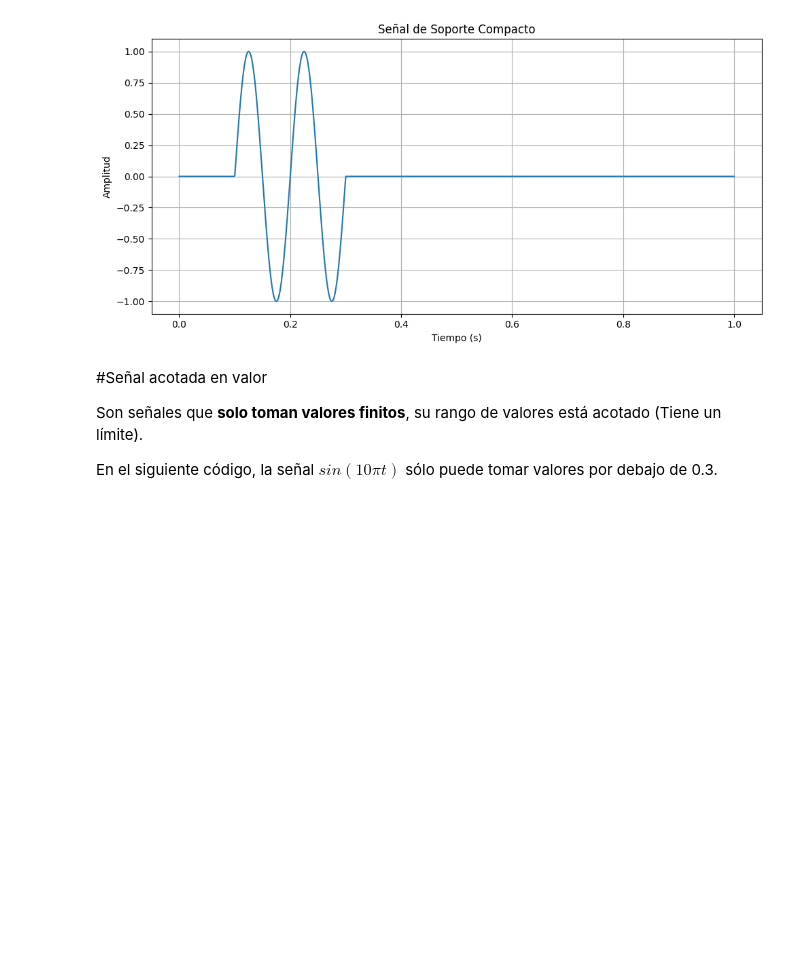
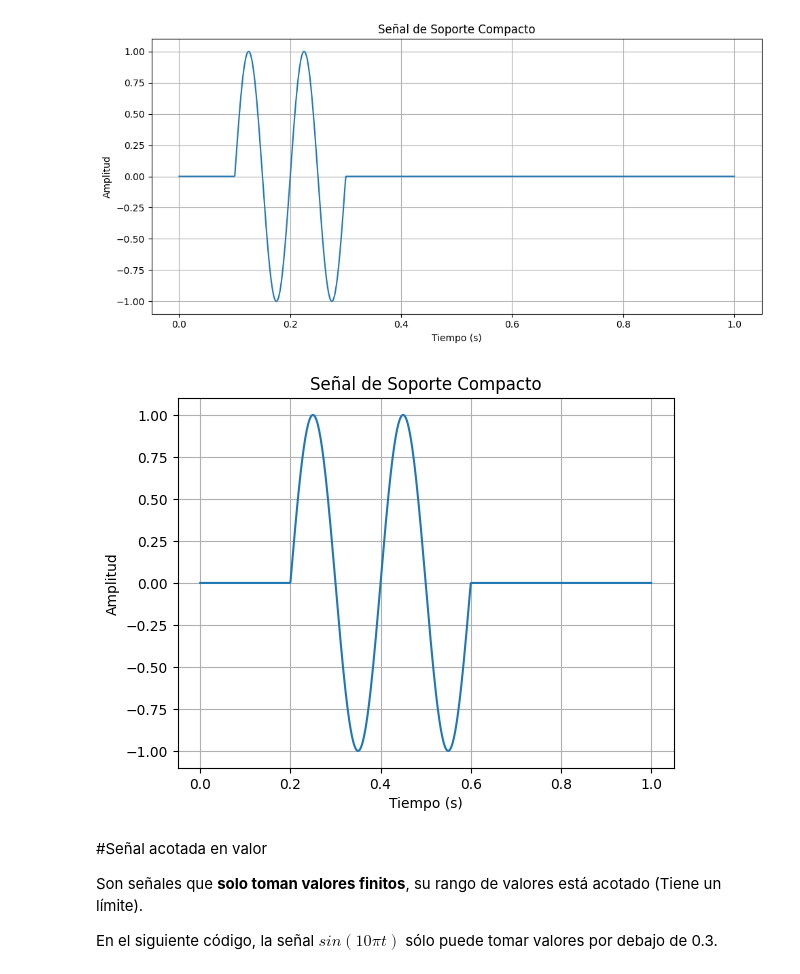
Before and after one commit to becharini/SS, a Jupyter notebook: Copia_de_ActividadSYS01.ipynb, the cells around one changed output. Drawn from its saved outputs; the diff is of its cells as text; code cells hidden in the pictures; blank space fills up the shorter version.

```diff
--- a/Copia_de_ActividadSYS01.ipynb
+++ b/Copia_de_ActividadSYS01.ipynb
@@ -254,6 +276,22 @@ plt.grid(True)
 plt.show()
 # %% [output]
 [figure]
+# %%
+# Definir la señal de soporte compacto entre t=0.2 y t=0.6
+import matplotlib.pyplot as plt
+import numpy as np
+t = np.linspace(0, 1, num=1000)
+x = np.sin(2 * np.pi * 5 * t) * (t >= 0.2) * (t <= 0.6)
+
+# Graficar la señal
+plt.plot(t, x)
+plt.xlabel('Tiempo (s)')
+plt.ylabel('Amplitud')
+plt.title('Señal de Soporte Compacto')
+plt.grid(True)
+plt.show()
+# %% [output]
+[figure, added]
 # %% [markdown]
 #Señal acotada en valor
 
```
Also changed, not shown: parts of 3 cells of this notebook.
